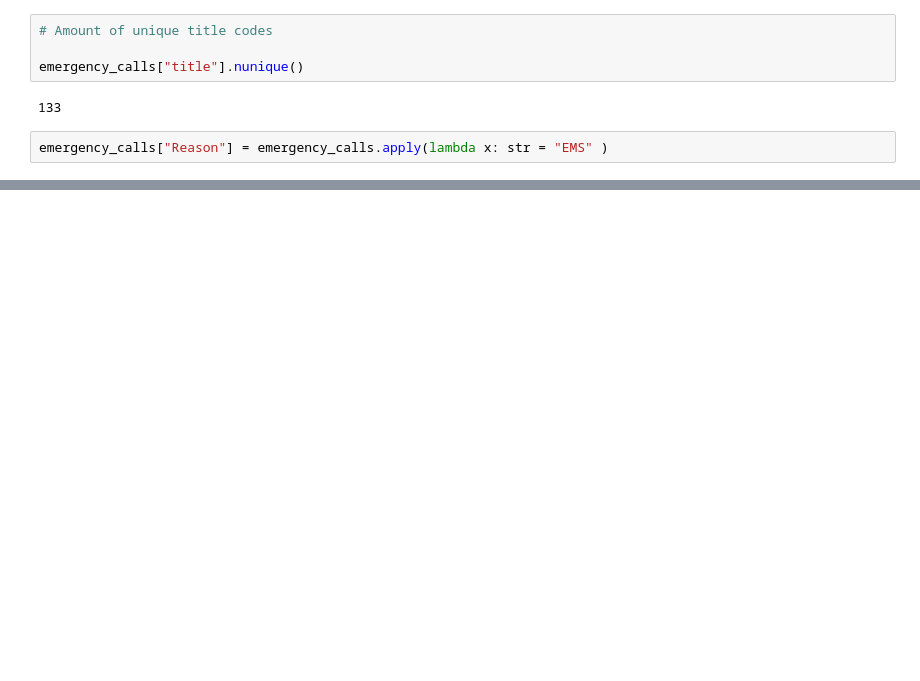
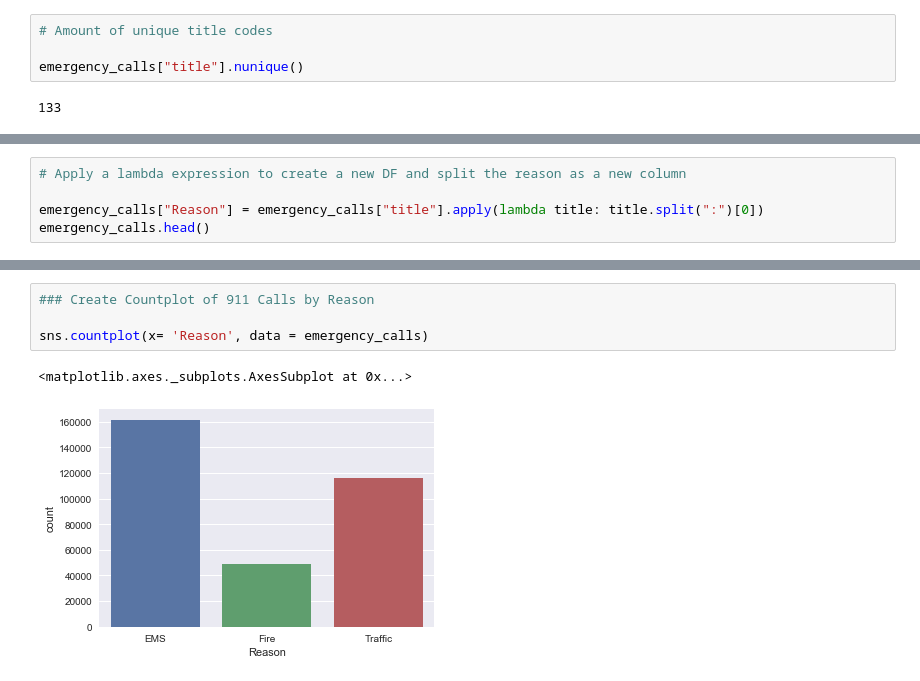
Before and after one commit to JonPara/911_calls, a Jupyter notebook: 911_Calls/9-11 Calls.ipynb, the cells around one changed output, grey strips where cells are left out. Cells and saved outputs as stored; diff of their text form; blank space fills up the shorter version.

Commit message:
Add files via upload
Added several charts, establish extra columns with datetime and mapped them accordingly

```diff
--- a/911_Calls/9-11 Calls.ipynb
+++ b/911_Calls/9-11 Calls.ipynb
@@ -58,5 +69,3 @@ Name: title, dtype: int64
 emergency_calls["title"].nunique()
 # %% [output]
 133
-# %%
-emergency_calls["Reason"] = emergency_calls.apply(lambda x: str = "EMS" )
@@ -64,0 +79,5 @@ SyntaxError: invalid syntax (<ipython-input-72-87f365509dde>, line 1)
+# %%
+# Apply a lambda expression to create a new DF and split the reason as a new column
+
+emergency_calls["Reason"] = emergency_calls["title"].apply(lambda title: title.split(":")[0])
+emergency_calls.head()
@@ -64,0 +101,7 @@ SyntaxError: invalid syntax (<ipython-input-72-87f365509dde>, line 1)
+# %%
+### Create Countplot of 911 Calls by Reason
+
+sns.countplot(x= 'Reason', data = emergency_calls)
+# %% [output]
+<matplotlib.axes._subplots.AxesSubplot at 0x...>
+[figure, added]
```
Also changed, not shown: parts of 15 cells of this notebook.
